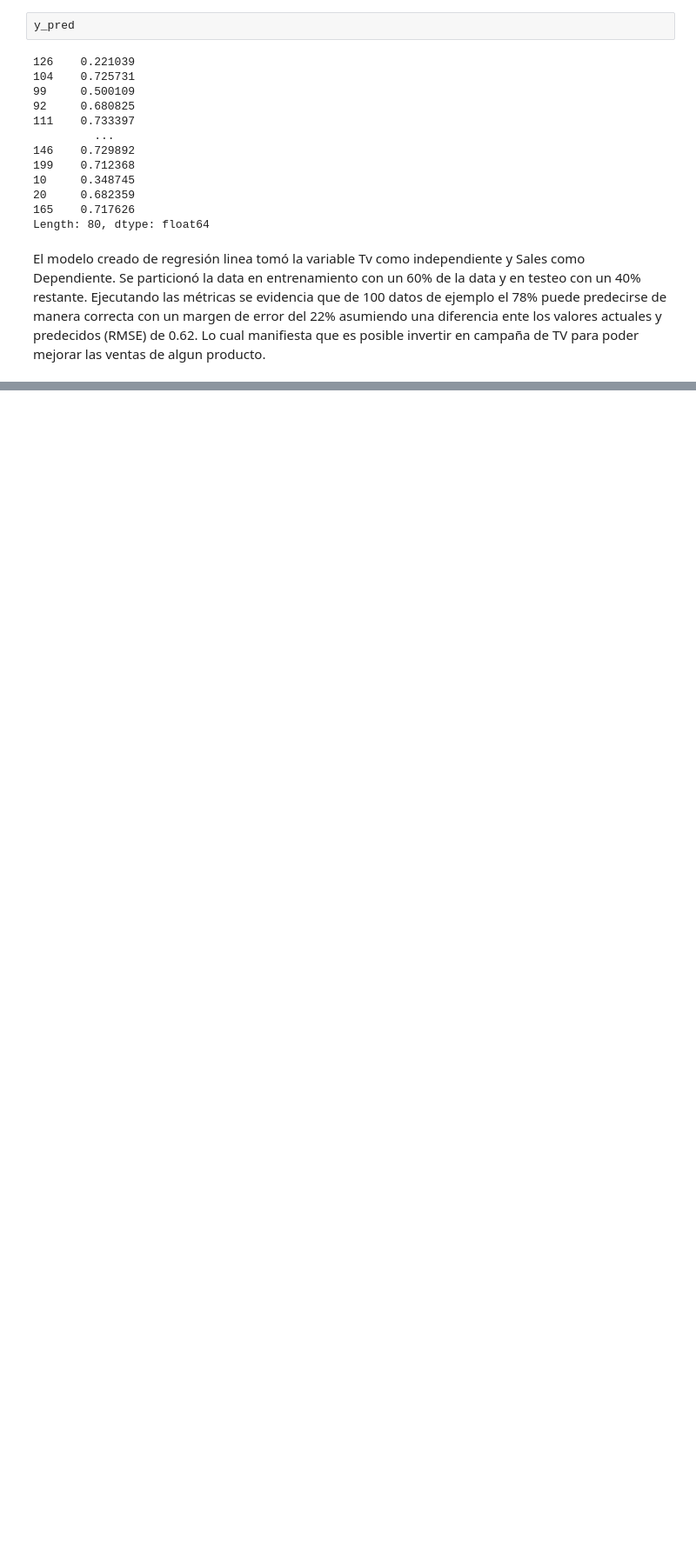
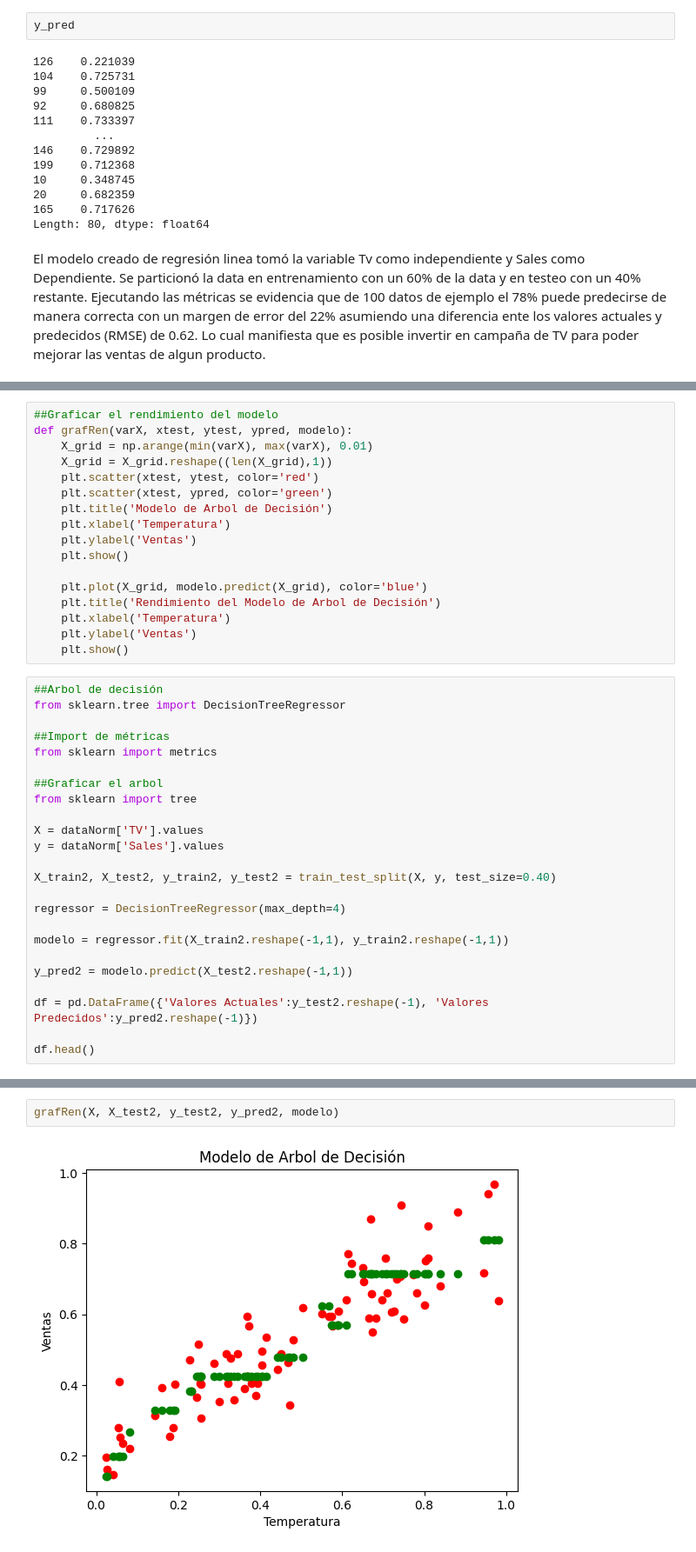
Before and after one commit to jaquimbayoc7/DocumentacionDiplomadoML, a Jupyter notebook: 3. Aprendizaje Supervisado Regresion/Regresion Lineal/RegresionLinealSimple.ipynb, the cells around one changed output, grey strips where cells are left out. Shown at 87% size. Saved outputs shown, nothing was run; the diff lists cells and outputs as text; blank space fills up the shorter version.

Commit message:
modelos con regresion y arbol

```diff
--- a/3. Aprendizaje Supervisado Regresion/Regresion Lineal/RegresionLinealSimple.ipynb
+++ b/3. Aprendizaje Supervisado Regresion/Regresion Lineal/RegresionLinealSimple.ipynb
@@ -344,0 +347,41 @@ con un margen de error del 22% asumiendo una diferencia ente los valores actuale
+# %%
+##Graficar el rendimiento del modelo
+def grafRen(varX, xtest, ytest, ypred, modelo):
+    X_grid = np.arange(min(varX), max(varX), 0.01)
+    X_grid = X_grid.reshape((len(X_grid),1))
+    plt.scatter(xtest, ytest, color='red')
+    plt.scatter(xtest, ypred, color='green')
+    plt.title('Modelo de Arbol de Decisión')
+    plt.xlabel('Temperatura')
+    plt.ylabel('Ventas')
+    plt.show()
+
+    plt.plot(X_grid, modelo.predict(X_grid), color='blue')
+    plt.title('Rendimiento del Modelo de Arbol de Decisión')
+    plt.xlabel('Temperatura')
+    plt.ylabel('Ventas')
+    plt.show()
+# %%
+##Arbol de decisión
+from sklearn.tree import DecisionTreeRegressor
+
+##Import de métricas
+from sklearn import metrics
+
+##Graficar el arbol
+from sklearn import tree
+
+X = dataNorm['TV'].values
+y = dataNorm['Sales'].values
+
+X_train2, X_test2, y_train2, y_test2 = train_test_split(X, y, test_size=0.40)
+
+regressor = DecisionTreeRegressor(max_depth=4)
+
+modelo = regressor.fit(X_train2.reshape(-1,1), y_train2.reshape(-1,1))
+
+y_pred2 = modelo.predict(X_test2.reshape(-1,1))
+
+df = pd.DataFrame({'Valores Actuales':y_test2.reshape(-1), 'Valores Predecidos':y_pred2.reshape(-1)})
+
+df.head()
@@ -344,0 +395,4 @@ con un margen de error del 22% asumiendo una diferencia ente los valores actuale
+# %%
+grafRen(X, X_test2, y_test2, y_pred2, modelo)
+# %% [output]
+[figure, added]
```
Also changed, not shown: parts of 6 cells of this notebook, 1 other file.
